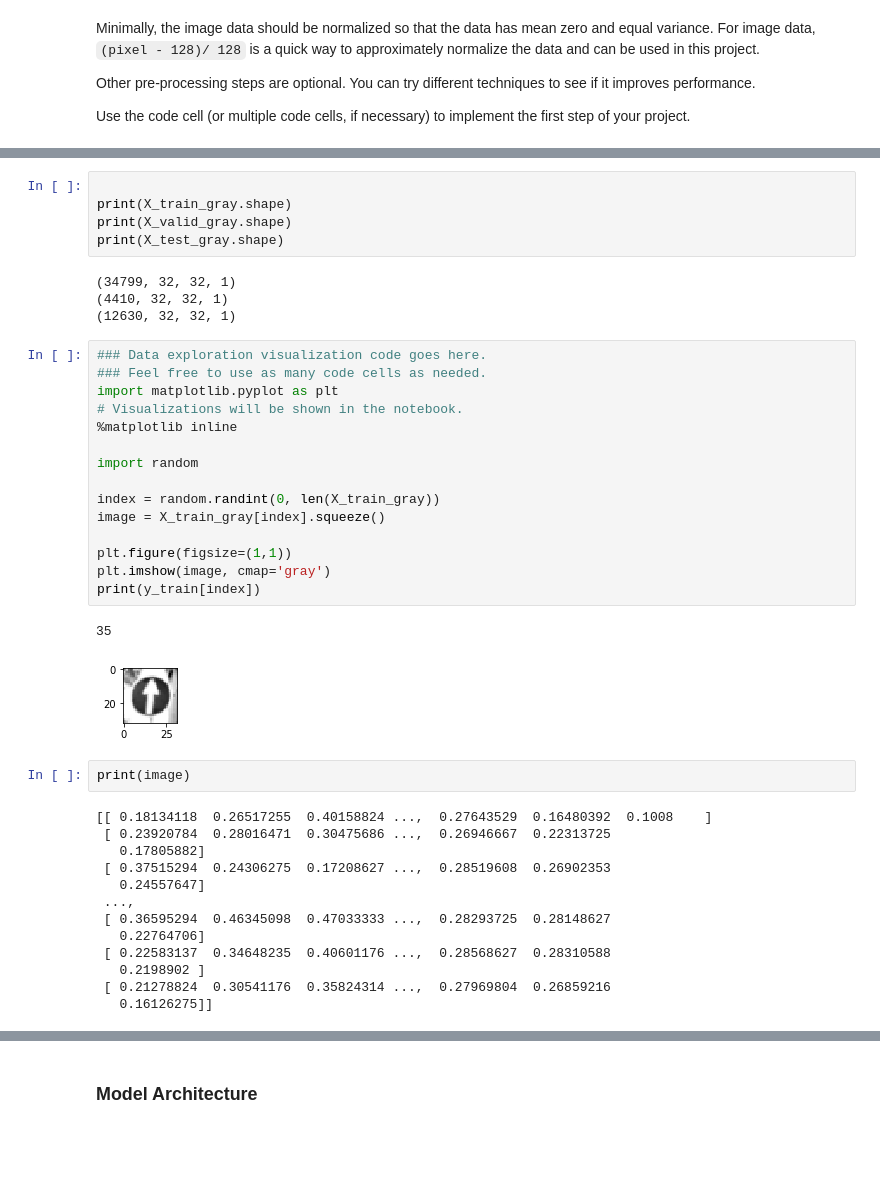
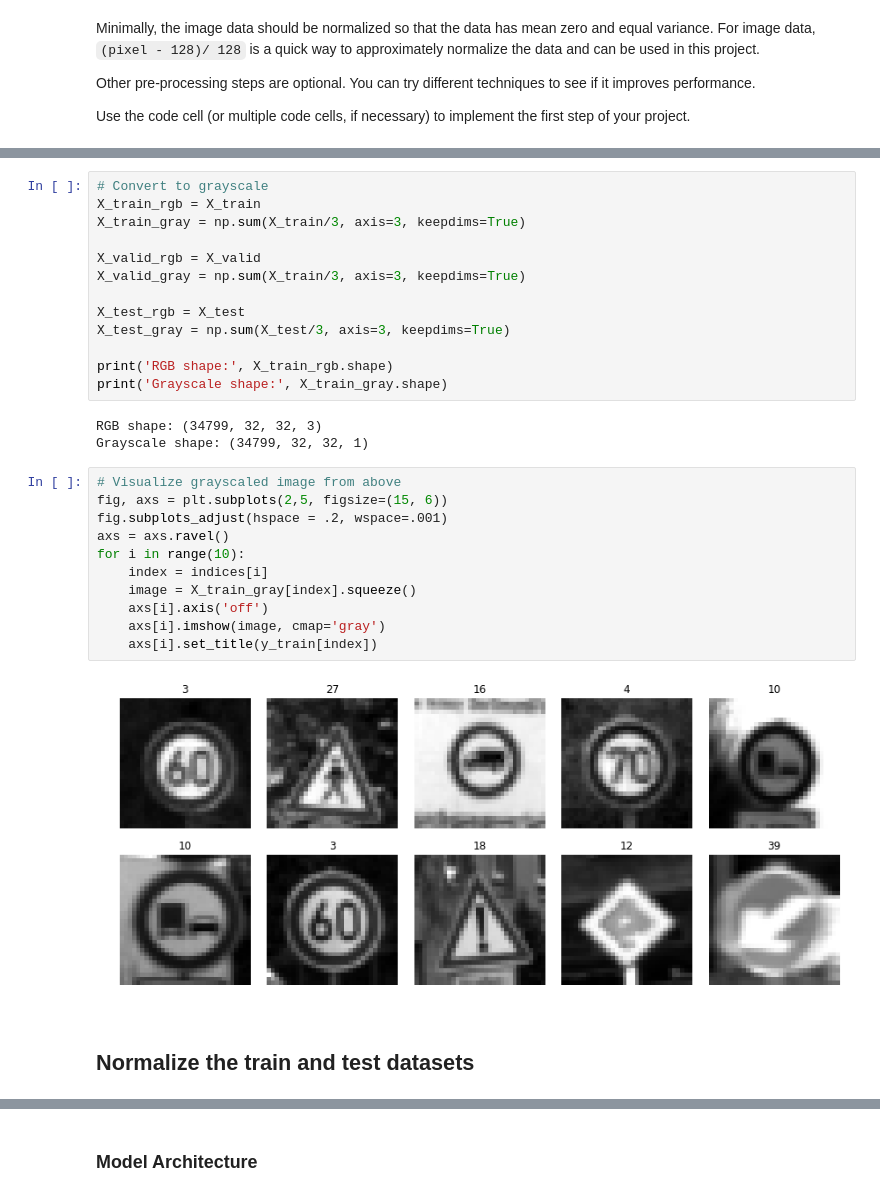
Before and after one commit to fjp/CarND-Traffic-Sign-Classifier-P2, a Jupyter notebook: Traffic_Sign_Classifier.ipynb, the cells around one changed output, grey strips where cells are left out. Drawn from its saved outputs; the diff is of its cells as text; blank space fills up the shorter version.

```diff
--- a/Traffic_Sign_Classifier.ipynb
+++ b/Traffic_Sign_Classifier.ipynb
@@ -201,42 +147,31 @@ X_test_gray = X_test_gray.reshape((n_test, 32, 32, 1))
-# %%
-
-print(X_train_gray.shape)
-print(X_valid_gray.shape)
-print(X_test_gray.shape)
-# %% [output]
-(34799, 32, 32, 1)
-(4410, 32, 32, 1)
-(12630, 32, 32, 1)
-# %%
-### Data exploration visualization code goes here.
-### Feel free to use as many code cells as needed.
-import matplotlib.pyplot as plt
-# Visualizations will be shown in the notebook.
-%matplotlib inline
-
-import random
-
-index = random.randint(0, len(X_train_gray))
-image = X_train_gray[index].squeeze()
-
-plt.figure(figsize=(1,1))
-plt.imshow(image, cmap='gray')
-print(y_train[index])
-# %% [output]
-35
-[figure, removed]
-# %%
-print(image)
-# %% [output]
-[[ 0.18134118  0.26517255  0.40158824 ...,  0.27643529  0.16480392  0.1008    ]
- [ 0.23920784  0.28016471  0.30475686 ...,  0.26946667  0.22313725
-   0.17805882]
- [ 0.37515294  0.24306275  0.17208627 ...,  0.28519608  0.26902353
-   0.24557647]
- ...,
- [ 0.36595294  0.46345098  0.47033333 ...,  0.28293725  0.28148627
-   0.22764706]
- [ 0.22583137  0.34648235  0.40601176 ...,  0.28568627  0.28310588
-   0.2198902 ]
- [ 0.21278824  0.30541176  0.35824314 ...,  0.27969804  0.26859216
-   0.16126275]]
+# %%
+# Convert to grayscale
+X_train_rgb = X_train
+X_train_gray = np.sum(X_train/3, axis=3, keepdims=True)
+
+X_valid_rgb = X_valid
+X_valid_gray = np.sum(X_train/3, axis=3, keepdims=True)
+
+X_test_rgb = X_test
+X_test_gray = np.sum(X_test/3, axis=3, keepdims=True)
+
+print('RGB shape:', X_train_rgb.shape)
+print('Grayscale shape:', X_train_gray.shape)
+# %% [output]
+RGB shape: (34799, 32, 32, 3)
+Grayscale shape: (34799, 32, 32, 1)
+# %%
+# Visualize grayscaled image from above
+fig, axs = plt.subplots(2,5, figsize=(15, 6))
+fig.subplots_adjust(hspace = .2, wspace=.001)
+axs = axs.ravel()
+for i in range(10):
+    index = indices[i]
+    image = X_train_gray[index].squeeze()
+    axs[i].axis('off')
+    axs[i].imshow(image, cmap='gray')
+    axs[i].set_title(y_train[index])
+# %% [output]
+[figure, added]
+# %% [markdown]
+## Normalize the train and test datasets
```
Also changed, not shown: parts of 17 cells of this notebook.
